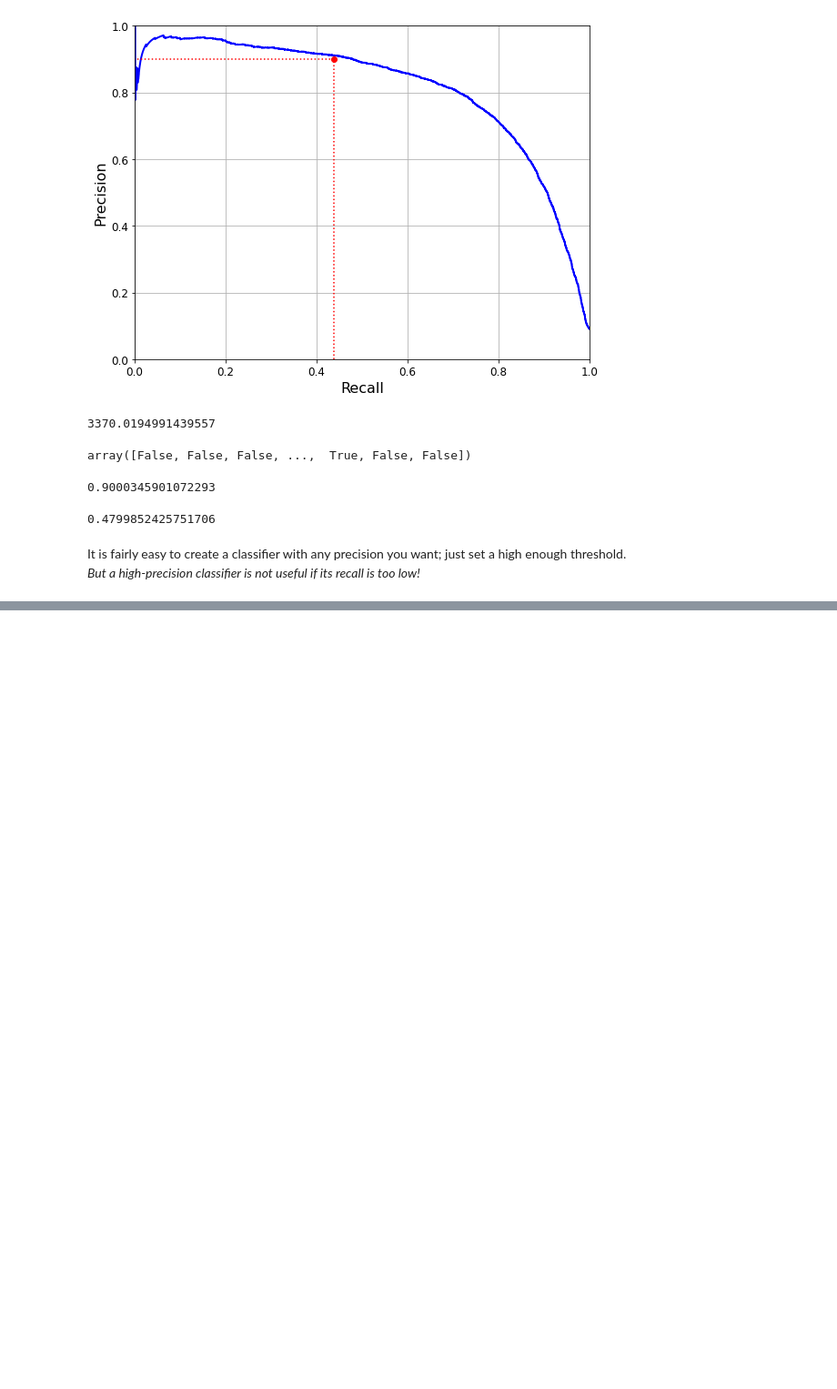
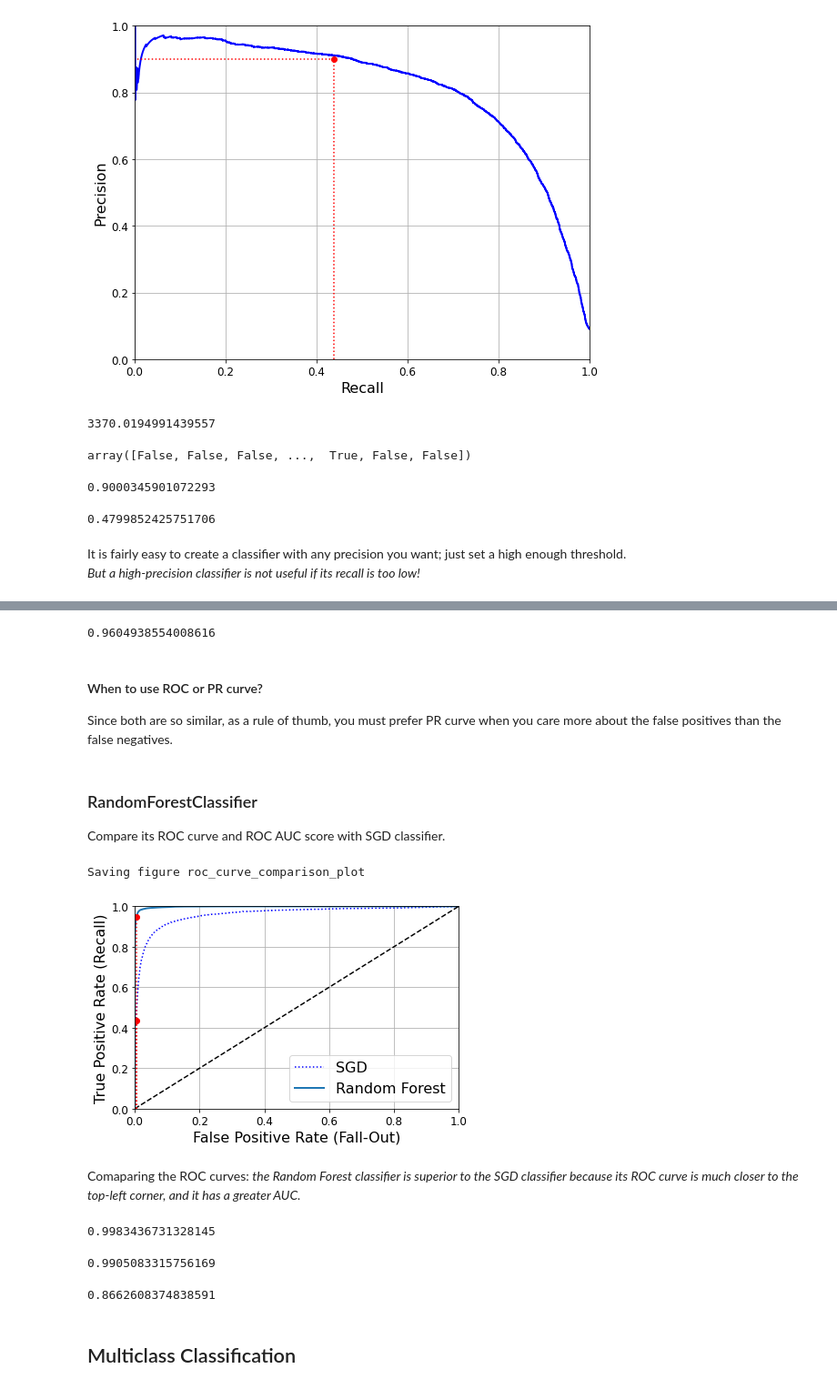
Before and after one commit to sankalptambe/image-classification, a Jupyter notebook: Classification.ipynb, the cells around one changed output, grey strips where cells are left out. Shown at 91% size. Drawn from its saved outputs; the diff is of its cells as text; code cells hidden in the pictures; blank space fills up the shorter version.

```diff
--- a/Classification.ipynb
+++ b/Classification.ipynb
@@ -323,0 +352,57 @@ It is fairly easy to create a classifier with any precision you want; just set a
+# %%
+from sklearn.metrics import roc_auc_score
+
+roc_auc_score(y_train_5, y_scores)
+# %% [output]
+0.9604938554008616
+# %% [markdown]
+#### When to use ROC or PR curve?
+Since both are so similar, as a rule of thumb, you must prefer PR curve when you care more about the false positives than the false negatives.
+# %% [markdown]
+### RandomForestClassifier
+Compare its ROC curve and ROC AUC score with SGD classifier.
+# %%
+from sklearn.ensemble import RandomForestClassifier
+
+forest_clf = RandomForestClassifier(random_state=42)
+# random forest does not have decision_function()
+y_probas_forest = cross_val_predict(forest_clf, X_train, y_train_5, cv=3, method='predict_proba')
+
+y_score_forest = y_probas_forest[:, 1] # score = proba of positive values
+fpr_forest, tpr_forest, thresholds_forest = roc_curve(y_train_5, y_score_forest)
+# %%
+plt.plot(fpr, tpr, 'b:', label='SGD')
+plot_roc_curve(fpr_forest, tpr_forest, 'Random Forest')
+plt.legend(loc='lower right')
+plt.plot([4.837e-3, 4.837e-3], [0., 0.4368], "r:")
+plt.plot([0.0, 4.837e-3], [0.4368, 0.4368], "r:")
+plt.plot([4.837e-3], [0.4368], "ro")
+plt.plot([4.837e-3, 4.837e-3], [0., 0.9487], "r:")
+plt.plot([4.837e-3], [0.9487], "ro")
+plt.grid(True)
+plt.legend(loc="lower right", fontsize=16)
+save_fig("roc_curve_comparison_plot")
+plt.show()
+# %% [output]
+Saving figure roc_curve_comparison_plot
+[figure, added]
+# %% [markdown]
+Comaparing the ROC curves: <i>the Random Forest classifier is superior to the SGD classifier because its ROC curve is much closer to the top-left corner, and it has a greater AUC.</i>
+# %%
+roc_auc_score(y_train_5, y_score_forest)
+# %% [output]
+0.9983436731328145
+# %%
+y_train_pred_forest = cross_val_predict(forest_clf, X_train, y_train_5, cv=3)
+
+# precision score
+precision_score(y_train_5, y_train_pred_forest)
+# %% [output]
+0.9905083315756169
+# %%
+# recall score
+recall_score(y_train_5, y_train_pred_forest)
+# %% [output]
+0.8662608374838591
+# %% [markdown]
+## Multiclass Classification
```
Also changed, not shown: parts of 7 cells of this notebook, 2 other files.
